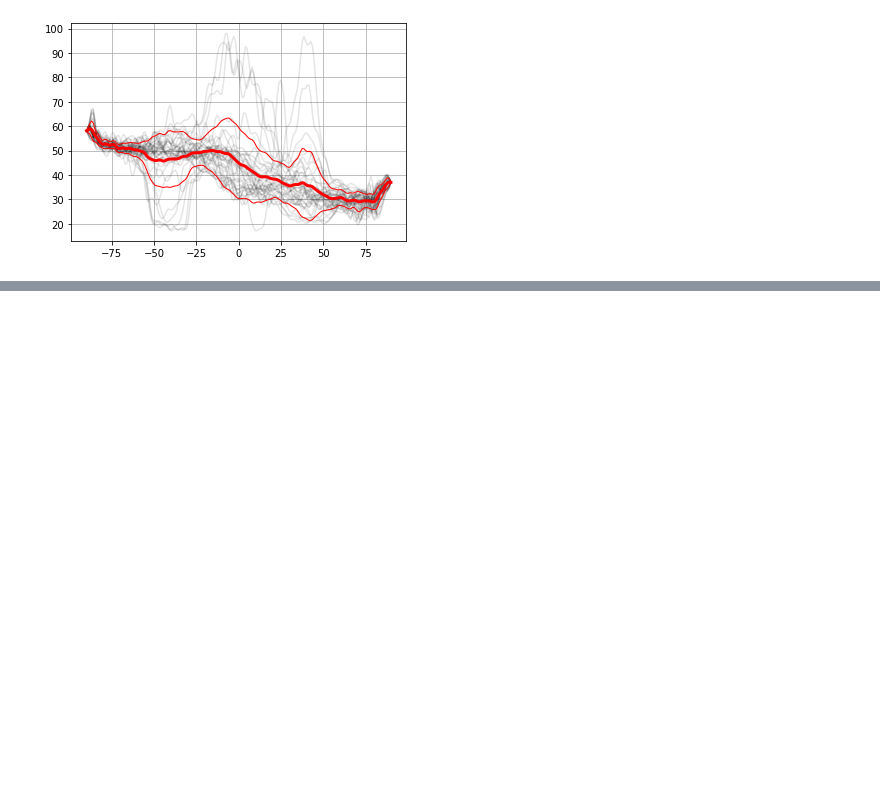
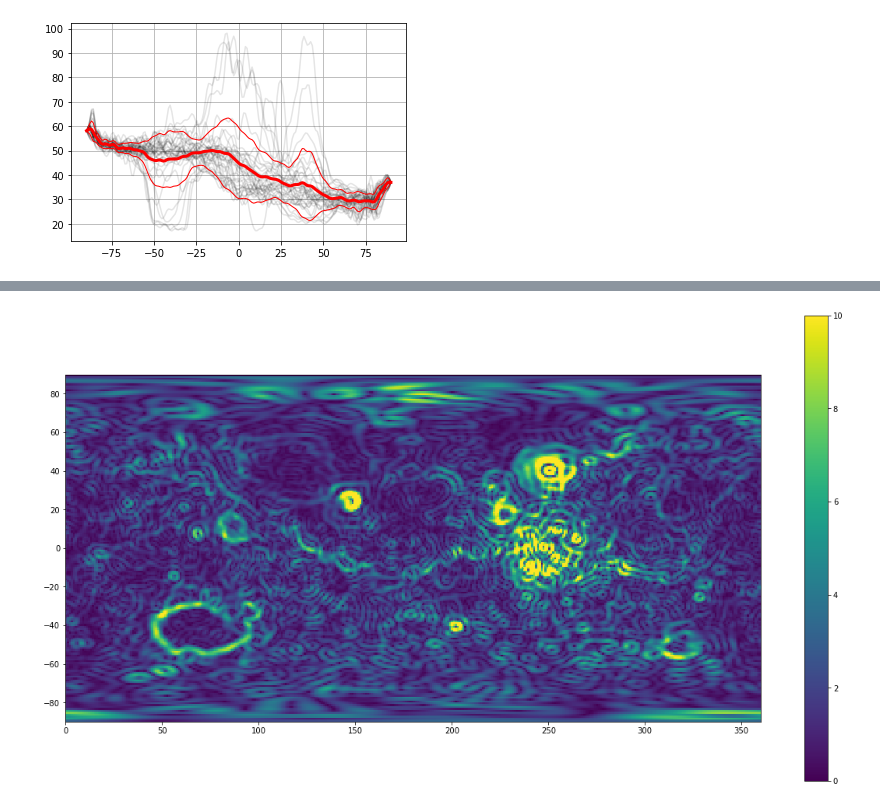
Before and after one commit to siwill22/mars, a Jupyter notebook: mars_crustal_thickness.ipynb, the cells around one changed output, grey strips where cells are left out. Saved outputs shown, nothing was run; the diff lists cells and outputs as text; code cells hidden in the pictures; blank space fills up the shorter version.

```diff
--- a/mars_crustal_thickness.ipynb
+++ b/mars_crustal_thickness.ipynb
@@ -340,0 +371,13 @@ np.savetxt('grids/W19_l30.xyz', np.vstack((x.flatten(),
+# %%
+grads = G17_l90.expand().gradient()
+
+plt.figure(figsize=(20,11))
+plt.pcolormesh(grads.phi.lons(),
+               grads.phi.lats(),
+               np.sqrt(grads.phi.data**2 + grads.theta.data**2),
+               vmin=0, vmax=8.)
+plt.gca().set_aspect('equal')
+plt.colorbar()
+plt.show()
+# %% [output]
+[figure, added]
```
Also changed, not shown: parts of 3 cells of this notebook.
